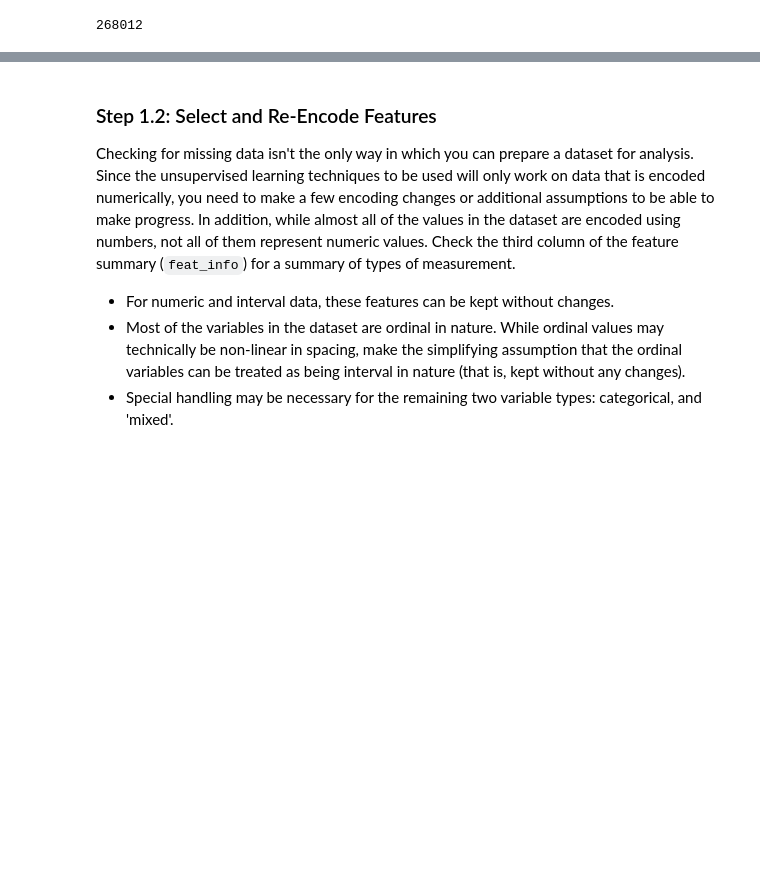
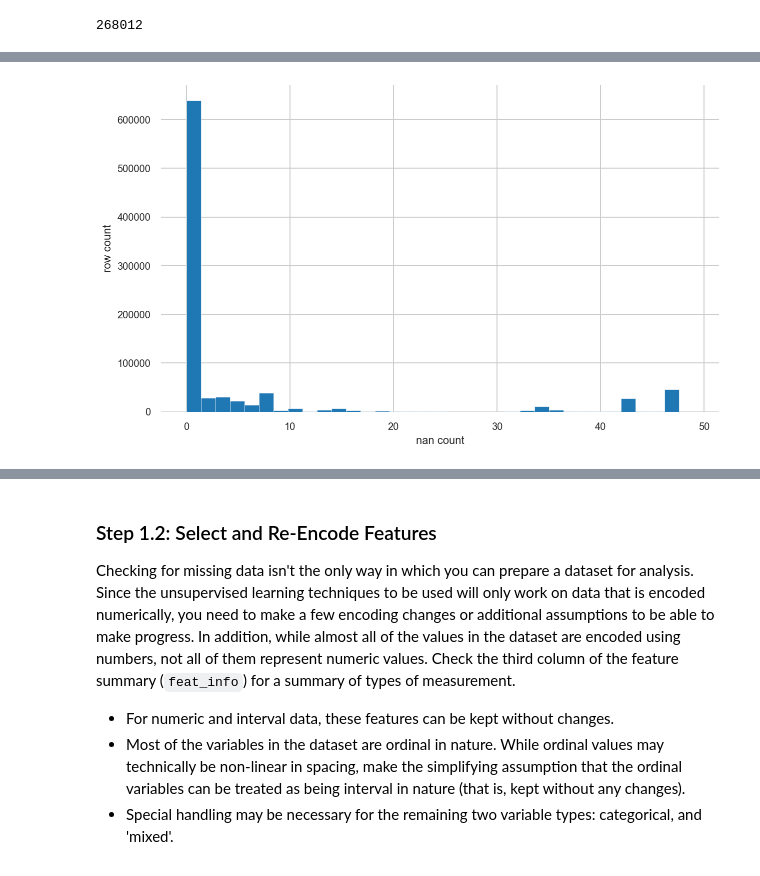
Before and after one commit to yzhu32/DSND_Term1, a Jupyter notebook: projects/p3_identify_customer_segments/Identify_Customer_Segments.ipynb, the cells around one changed output, grey strips where cells are left out. Cells and saved outputs as stored; diff of their text form; code cells hidden in the pictures; blank space fills up the shorter version.

```diff
--- a/projects/p3_identify_customer_segments/Identify_Customer_Segments.ipynb
+++ b/projects/p3_identify_customer_segments/Identify_Customer_Segments.ipynb
@@ -218,3 +376,12 @@ print(sum(azdias.isnull().any(axis=1)))
+# %%
+plt.figure(figsize=(10,6))
+plt.hist(null_rowcount, bins=35)
+plt.xlabel('nan count')
+plt.ylabel('row count')
+plt.grid(True)
+plt.show()
+# %% [output]
+[figure, added]
 # %%
 # Write code to divide the data into two subsets based on the number of missing
 # values in each row.
```
Also changed, not shown: parts of 120 cells of this notebook, 3 other files.
